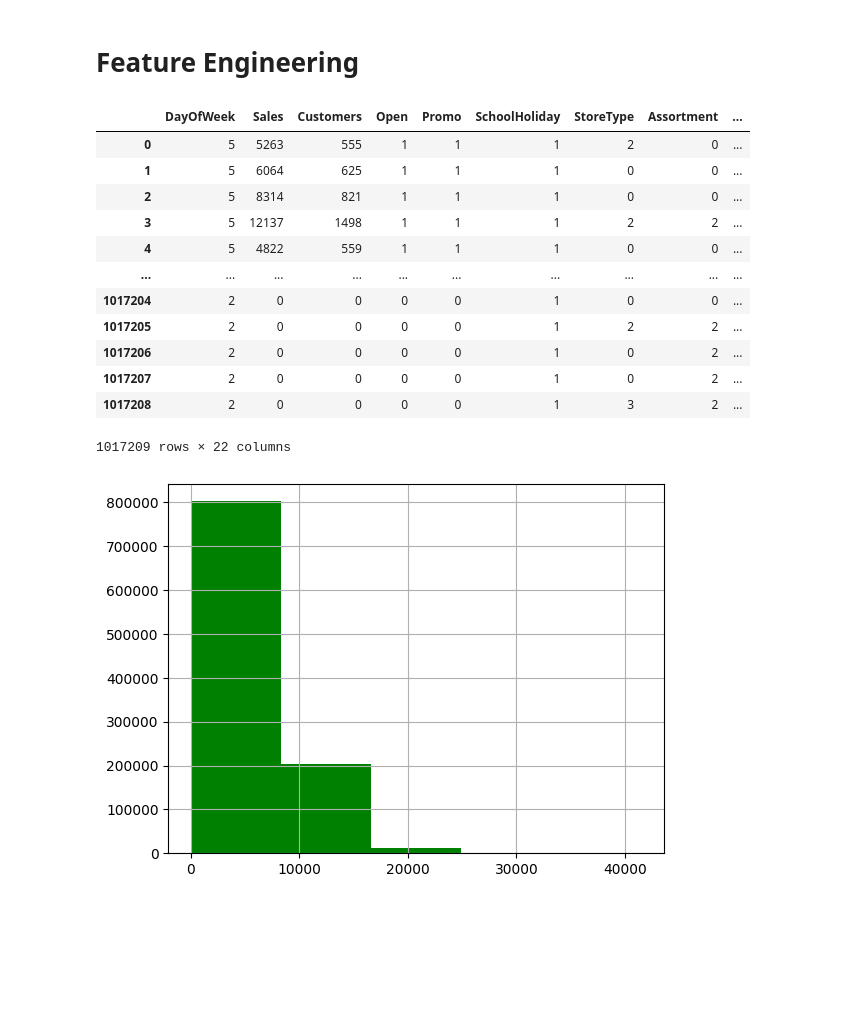
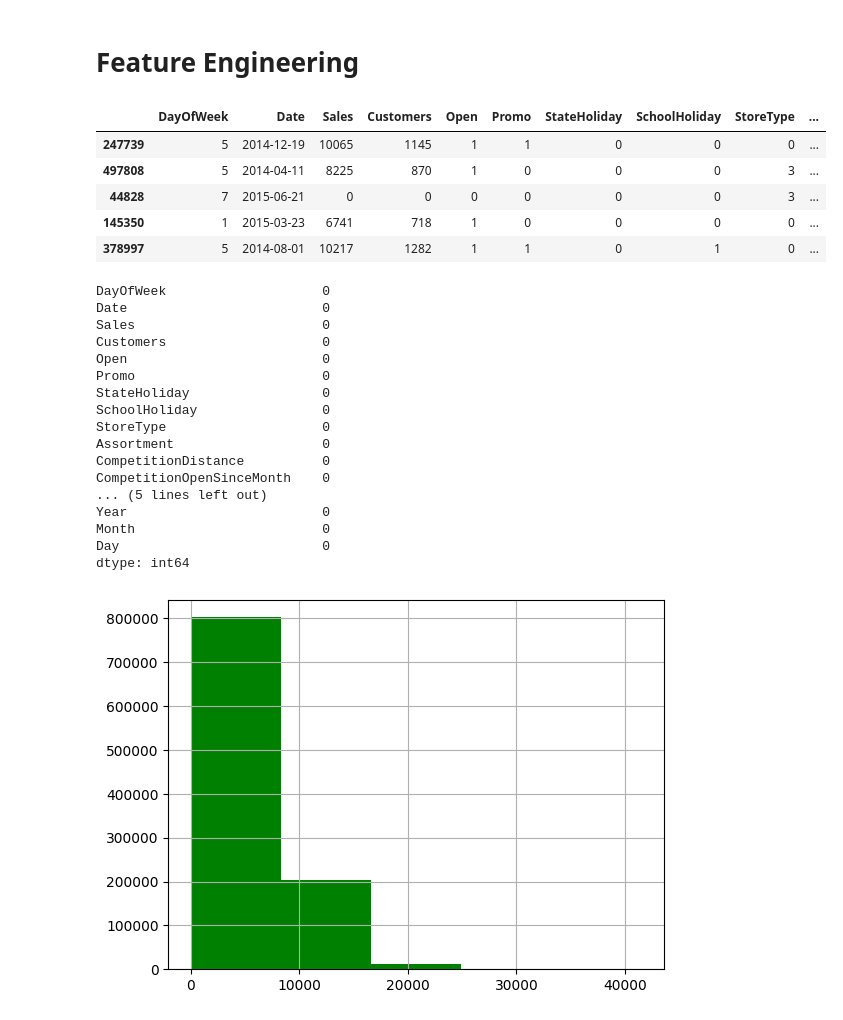
Before and after one commit to ankit-chuahan/rossman_sales_analysis__, a Jupyter notebook: ml_end_term_ankit.ipynb, the cells around one changed output. Drawn from its saved outputs; the diff is of its cells as text; code cells hidden in the pictures; blank space fills up the shorter version.

```diff
--- a/ml_end_term_ankit.ipynb
+++ b/ml_end_term_ankit.ipynb
@@ -519,16 +568,0 @@ new_df = df.copy()
-# %%
-new_df
-# %% [output]
-|  | DayOfWeek | Sales | Customers | Open | Promo | SchoolHoliday | StoreType | Assortment | ... |
-| 0 | 5 | 5263 | 555 | 1 | 1 | 1 | 2 | 0 | ... |
-| 1 | 5 | 6064 | 625 | 1 | 1 | 1 | 0 | 0 | ... |
-| 2 | 5 | 8314 | 821 | 1 | 1 | 1 | 0 | 0 | ... |
-| 3 | 5 | 12137 | 1498 | 1 | 1 | 1 | 2 | 2 | ... |
-| 4 | 5 | 4822 | 559 | 1 | 1 | 1 | 0 | 0 | ... |
-| ... | ... | ... | ... | ... | ... | ... | ... | ... | ... |
-| 1017204 | 2 | 0 | 0 | 0 | 0 | 1 | 0 | 0 | ... |
-| 1017205 | 2 | 0 | 0 | 0 | 0 | 1 | 2 | 2 | ... |
-| 1017206 | 2 | 0 | 0 | 0 | 0 | 1 | 0 | 2 | ... |
-| 1017207 | 2 | 0 | 0 | 0 | 0 | 1 | 0 | 2 | ... |
-| 1017208 | 2 | 0 | 0 | 0 | 0 | 1 | 3 | 2 | ... |
-1017209 rows × 22 columns
@@ -535,3 +572,34 @@ new_df
+# %%
+# checking sameple of df
+new_df.sample(5)
+# %% [output]
+|  | DayOfWeek | Date | Sales | Customers | Open | Promo | StateHoliday | SchoolHoliday | StoreType | ... |
+| 247739 | 5 | 2014-12-19 | 10065 | 1145 | 1 | 1 | 0 | 0 | 0 | ... |
+| 497808 | 5 | 2014-04-11 | 8225 | 870 | 1 | 0 | 0 | 0 | 3 | ... |
+| 44828 | 7 | 2015-06-21 | 0 | 0 | 0 | 0 | 0 | 0 | 3 | ... |
+| 145350 | 1 | 2015-03-23 | 6741 | 718 | 1 | 0 | 0 | 0 | 0 | ... |
+| 378997 | 5 | 2014-08-01 | 10217 | 1282 | 1 | 1 | 0 | 1 | 0 | ... |
+# %%
+# Missing Values/Null Values Count
+print(new_df.isnull().sum())
+# %% [output]
+DayOfWeek                    0
+Date                         0
+Sales                        0
+Customers                    0
+Open                         0
+Promo                        0
+StateHoliday                 0
+SchoolHoliday                0
+StoreType                    0
+Assortment                   0
+CompetitionDistance          0
+CompetitionOpenSinceMonth    0
+... (5 lines left out)
+Year                         0
+Month                        0
+Day                          0
+dtype: int64
 # %%
 # Create a histogram of the 'Sales' column from the DataFrame 'total_df'.
 pd.Series(new_df['Sales'],).hist(bins=5, color="green")
```
Also changed, not shown: parts of 54 cells of this notebook.
